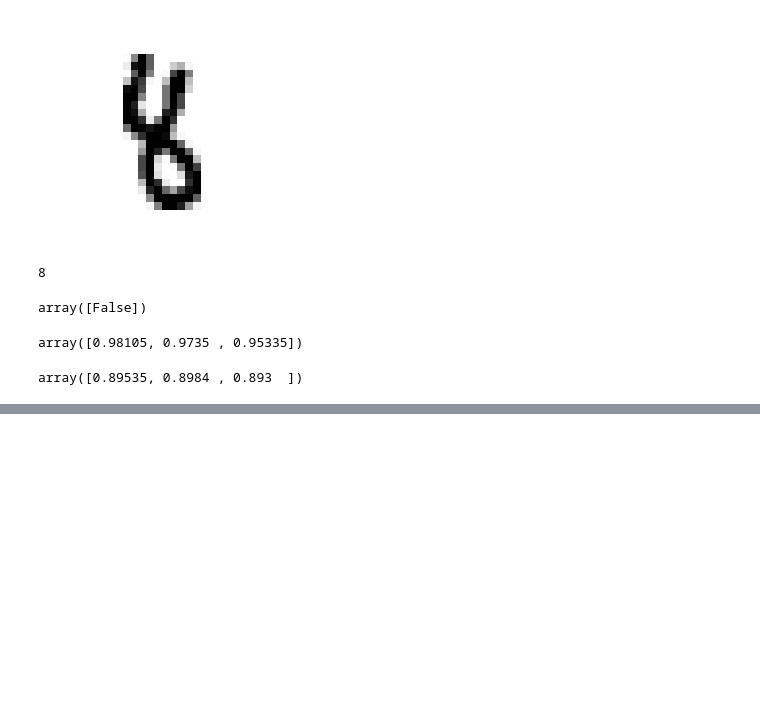
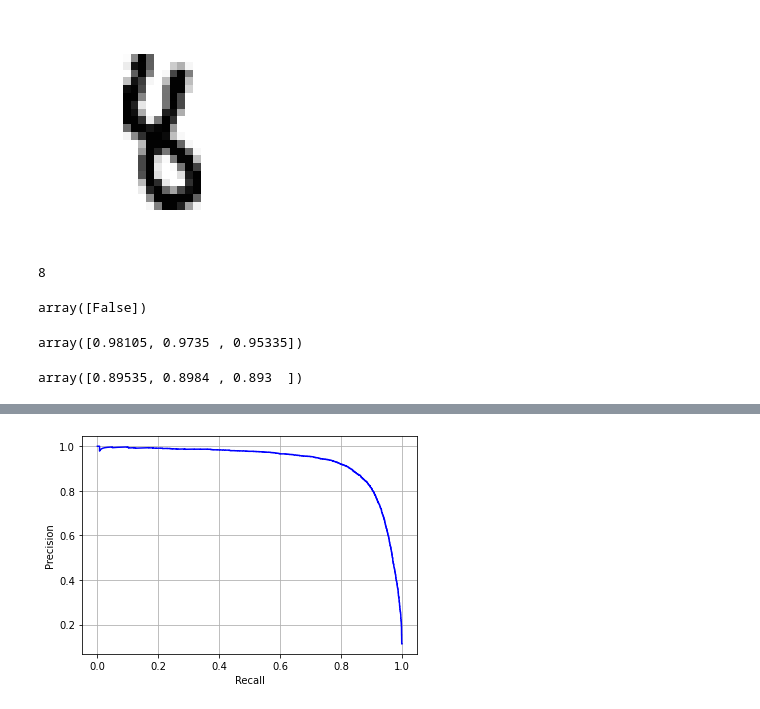
Before and after one commit to vedkhatri/Machine_Learning_Notes_and_Codes, a Jupyter notebook: Part 1/Second_tutorial_Machine_Learning.ipynb, the cells around one changed output, grey strips where cells are left out. Cells and saved outputs as stored; diff of their text form; code cells hidden in the pictures; blank space fills up the shorter version.

```diff
--- a/Part 1/Second_tutorial_Machine_Learning.ipynb
+++ b/Part 1/Second_tutorial_Machine_Learning.ipynb
@@ -124,0 +174,8 @@ NameError: name 'y_train_7' is not defined
+# %%
+# Another way to measure the trade-off is to plot the precision vs. recall graph
+plt.plot(recall[:-1], precisions[:-1], 'b-')
+plt.xlabel("Recall")
+plt.ylabel("Precision")
+plt.grid()
+# %% [output]
+[figure, added]
```
Also changed, not shown: parts of 17 cells of this notebook.
